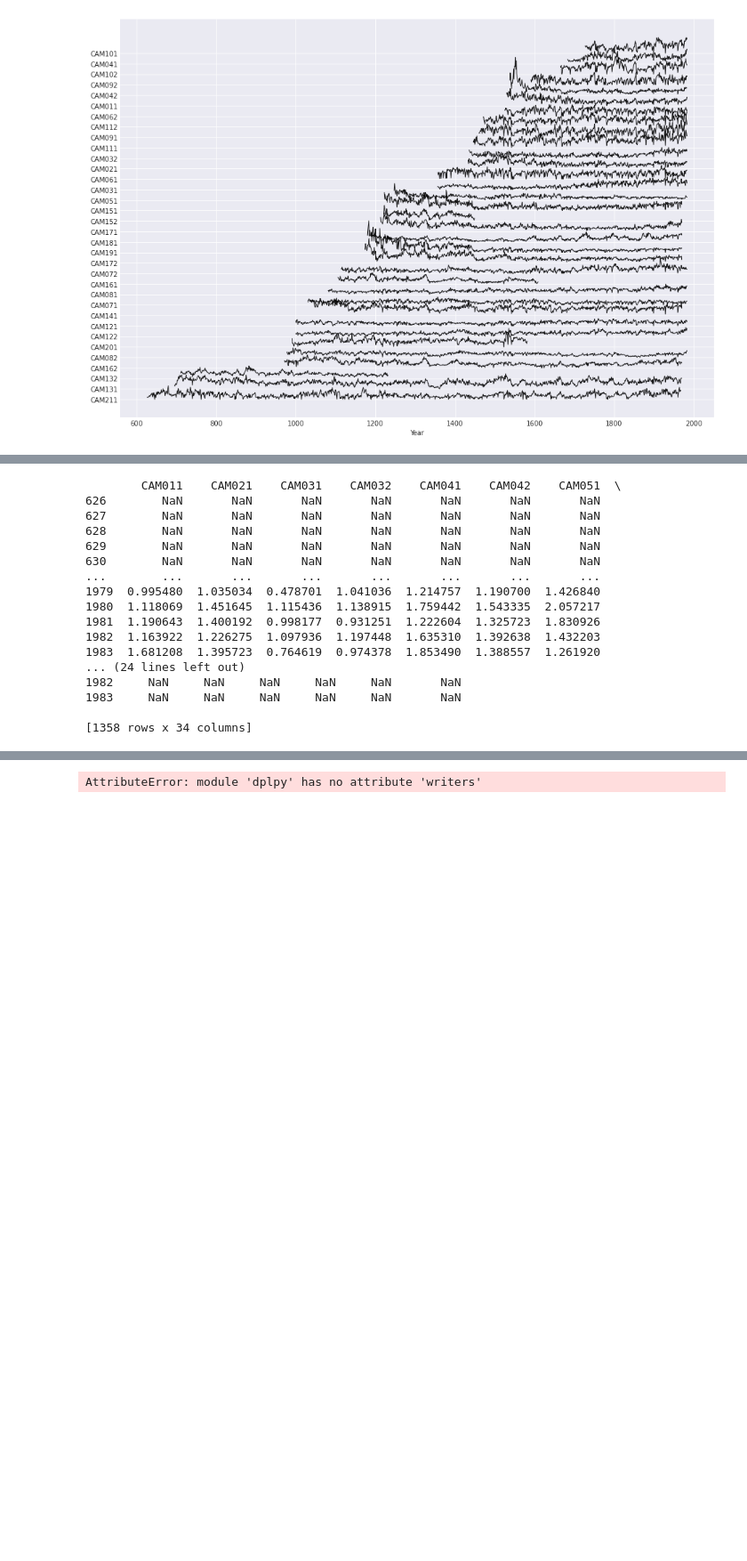
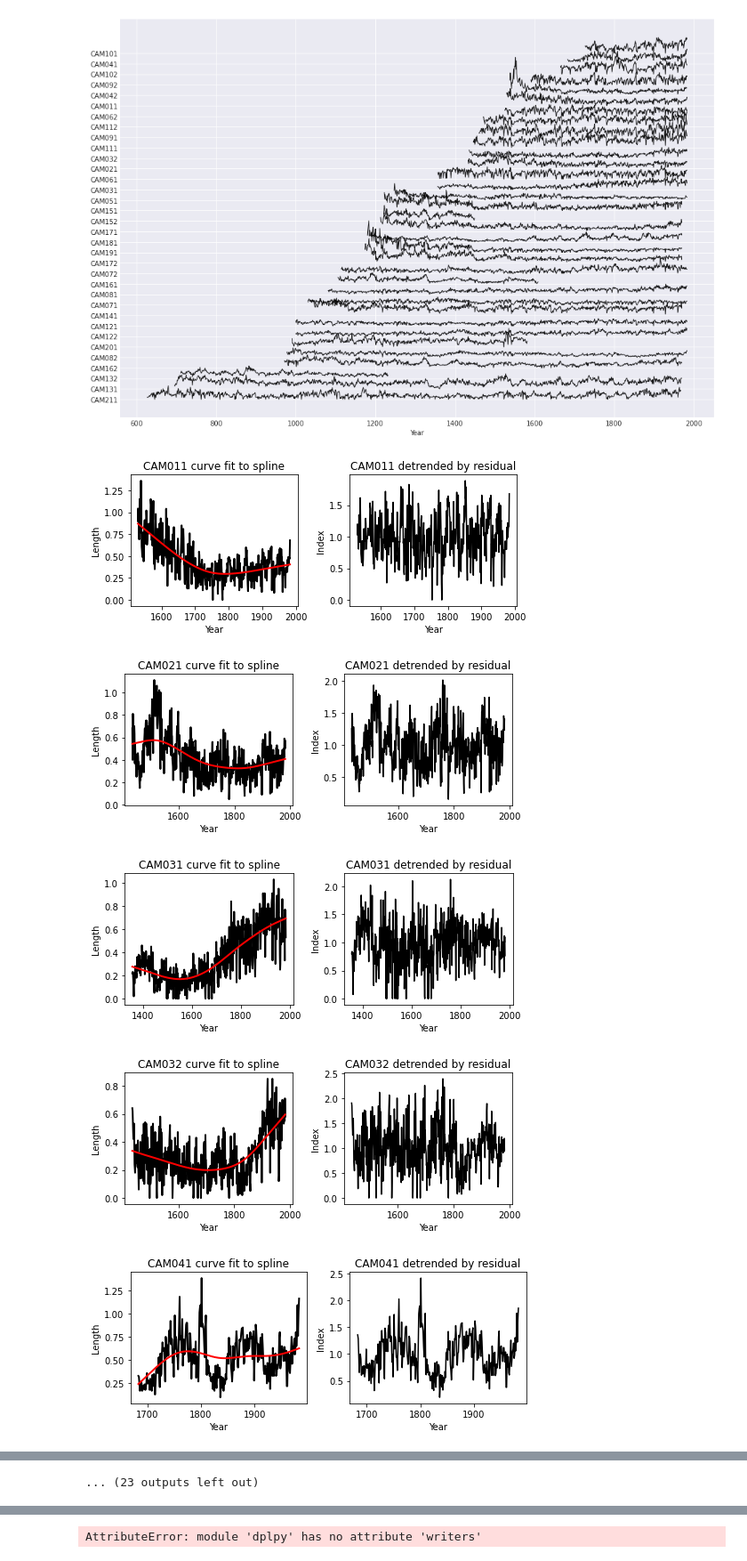
Before and after one commit to OpenDendro/dplPy, a Jupyter notebook: dplpy/new.ipynb, the cells around one changed output, grey strips where cells are left out. Shown at 89% size. Drawn from its saved outputs; the diff is of its cells as text; code cells hidden in the pictures; blank space fills up the shorter version.

```diff
--- a/dplpy/new.ipynb
+++ b/dplpy/new.ipynb
@@ -84,6 +84,11 @@ dpl.plot(ca533, type="spag")
 [figure]
 [figure]
 # %%
-ca533_rwi = dpl.detrend(ca533, fit="spline", method="residual", plot=False)
+ca533_rwi = dpl.detrend(ca533, fit="spline", method="residual", plot=True)
 print(ca533_rwi)
 # %% [output]
+[figure, added]
+[figure, added]
+[figure, added]
+[figure, added]
+[figure, added]
@@ -90,20 +102,4 @@ print(ca533_rwi)
-        CAM011    CAM021    CAM031    CAM032    CAM041    CAM042    CAM051  \
-626        NaN       NaN       NaN       NaN       NaN       NaN       NaN
-627        NaN       NaN       NaN       NaN       NaN       NaN       NaN
-628        NaN       NaN       NaN       NaN       NaN       NaN       NaN
-629        NaN       NaN       NaN       NaN       NaN       NaN       NaN
-630        NaN       NaN       NaN       NaN       NaN       NaN       NaN
-...        ...       ...       ...       ...       ...       ...       ...
-1979  0.995480  1.035034  0.478701  1.041036  1.214757  1.190700  1.426840
-1980  1.118069  1.451645  1.115436  1.138915  1.759442  1.543335  2.057217
-1981  1.190643  1.400192  0.998177  0.931251  1.222604  1.325723  1.830926
-1982  1.163922  1.226275  1.097936  1.197448  1.635310  1.392638  1.432203
-1983  1.681208  1.395723  0.764619  0.974378  1.853490  1.388557  1.261920
-... (24 lines left out)
-1982     NaN     NaN     NaN     NaN     NaN       NaN
-1983     NaN     NaN     NaN     NaN     NaN       NaN
-
-[1358 rows x 34 columns]
+... (23 outputs left out)
 # %%
 ca533_crn = dpl.chron(ca533_rwi, biweight=True, prewhiten=True, plot=True)
 print(ca533_crn)
```
Also changed, not shown: parts of 3 cells of this notebook.
